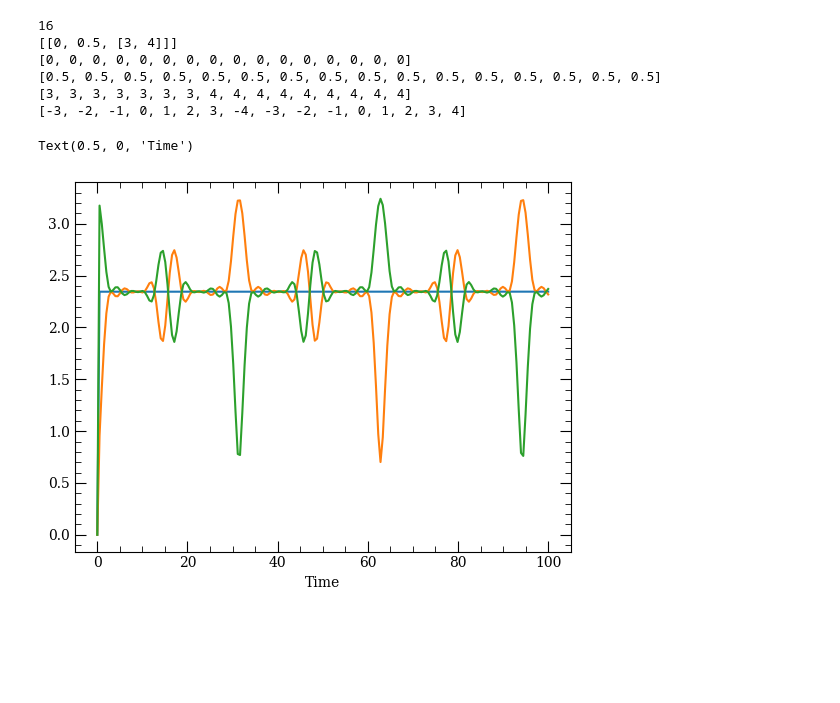
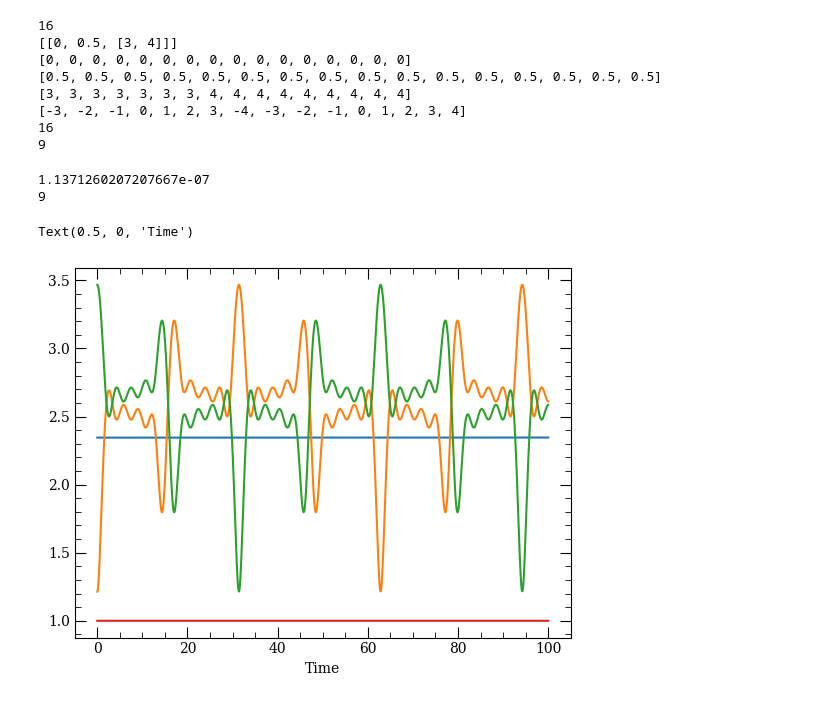
Before and after one commit to maimounabocoum/Mai-Qtip, a Jupyter notebook: MORS.ipynb, the cells around one changed output. Saved outputs shown, nothing was run; the diff lists cells and outputs as text; code cells hidden in the pictures; blank space fills up the shorter version.

```diff
--- a/MORS.ipynb
+++ b/MORS.ipynb
@@ -85,7 +90,8 @@ myList = [ [0,0.5,[3,4]] ]
 my_cesium = alk_atom(myList)
 my_cesium.printAtom()
 
-N = my_cesium.N # dimension of the Hilbert Space
+print(my_cesium.N) # dimension of the Hilbert Space
+print(my_cesium.N_notground) # dimension of the Hilbert Space excluding the ground state
 # %% [output]
 16
 [[0, 0.5, [3, 4]]]
@@ -93,6 +99,8 @@ N = my_cesium.N # dimension of the Hilbert Space
 [0.5, 0.5, 0.5, 0.5, 0.5, 0.5, 0.5, 0.5, 0.5, 0.5, 0.5, 0.5, 0.5, 0.5, 0.5, 0.5]
 [3, 3, 3, 3, 3, 3, 3, 4, 4, 4, 4, 4, 4, 4, 4, 4]
 [-3, -2, -1, 0, 1, 2, 3, -4, -3, -2, -1, 0, 1, 2, 3, 4]
+16
+9
 # %%
 # initialize quantum initial state
 # by convention, the order of the basis is that of my_cesium.M
@@ -149,3 +156,30 @@ H0 = OMEGAs*Jx + OMEGAsqz*Jx*Jx
+# %%
+# Collapse operators c_ops = [[C0, py_coeff0], C1, [C2, py_coeff2], ...]
+# We will consider that All level collapse exepct for the ground state (l=0,j=0.5,F=3). Loop should be performed on all other levels.
+# not that all level are ordered by increasing energy so that collapse are each to populate in j>loop
+Cops = [Qobj(dims=[[my_cesium.N],[my_cesium.N]]) for i in range(my_cesium.N)] # initializing an empty list
+
+offset = my_cesium.N - my_cesium.N_notground # element to skip the the basis to reach first collapsing ket
+for loop in range(0,my_cesium.N_notground,1):
+
+        for j in range(0,loop,1): # loop on all ket lower in energy than the current one
+            # we now distinguish all case for the possible deacays
+            if [my_cesium.L[loop] , my_cesium.J[loop] , my_cesium.F[loop]]==[0,0.5,4]:
+                gamma = 10 # we set the decay rate to 10 Hz
+                Cops[loop] = Cops[loop] + (gamma*constants.hbar)/(muB*Bx)*basis(my_cesium.N, j)*basis(my_cesium.N, offset + loop).dag()
+            elif [my_cesium.L[loop] , my_cesium.J[loop] , my_cesium.F[loop]]==[1,0.5,3]:
+                gamma = atom.getStateLifetime(6,1,0.5, temperature=300,includeLevelsUpTo=7)
+                Cops[loop] = Cops[loop] + (gamma*constants.hbar)/(muB*Bx)*basis(my_cesium.N, j)*basis(my_cesium.N, offset + loop).dag()
+            elif [my_cesium.L[loop] , my_cesium.J[loop] , my_cesium.F[loop]]==[1,1.5,3]:
+                gamma = atom.getStateLifetime(6,1,1.5, temperature=300,includeLevelsUpTo=7)
+                Cops[loop] = Cops[loop] + (gamma*constants.hbar)/(muB*Bx)*basis(my_cesium.N, j)*basis(my_cesium.N, offset + loop).dag()
+
+
+print((10*constants.hbar)/(muB*Bx))
+print(my_cesium.N_notground)
+# %% [output]
+1.1371260207207667e-07
+9
 # %%
 def By(t,arg):
     return np.sin(2*np.pi*0.1*t)
@@ -160,31 +194,34 @@ opts.store_states = True
 opts.store_final_state = True
 #print(opts)
 
-t = np.linspace(0, 100, 200) # Define time vector
+t = np.linspace(0, 100, 1000) # Define time vector
 output = mesolve(H0, rho0, t, options=opts) # return a list density matrices over time in "output.states"
 
 # evaluation traces of operators, loop on the list
 meanJx = np.zeros(len(t))
 meanJz = np.zeros(len(t))
 meanJy = np.zeros(len(t))
+meanRho = np.zeros(len(t))
 
-for i in range(1,len(t)):
+for i in range(0,len(t)):
     tempJx = Jx*output.states[i]
     tempJy = Jy*output.states[i]
     tempJz = Jz*output.states[i]
+    tempRho = output.states[i]*output.states[i]
     meanJx[i] = tempJx.norm()
     meanJy[i] = tempJy.norm()
     meanJz[i] = tempJz.norm()
-
-
-fig, ax = plt.subplots()
-ax.plot(output.times, meanJx)
-ax.plot(output.times, meanJz)
-ax.plot(output.times, meanJy)
-ax.set_xlabel('Time')
+    meanRho[i] = tempRho.norm()
-# %% [output]
-Text(0.5, 0, 'Time')
-[figure, removed]
+# %%
+fig, ax = plt.subplots()
+ax.plot(output.times, meanJx)
+ax.plot(output.times, meanJz)
+ax.plot(output.times, meanJy)
+ax.plot(output.times, meanRho)
+ax.set_xlabel('Time')
+# %% [output]
+Text(0.5, 0, 'Time')
+[figure, added]
 # %%
 # plot Fourier transform of the result
 Freqs = output.times[1] - output.times[0]
```
Also changed, not shown: parts of 4 cells of this notebook, 1 other file.
